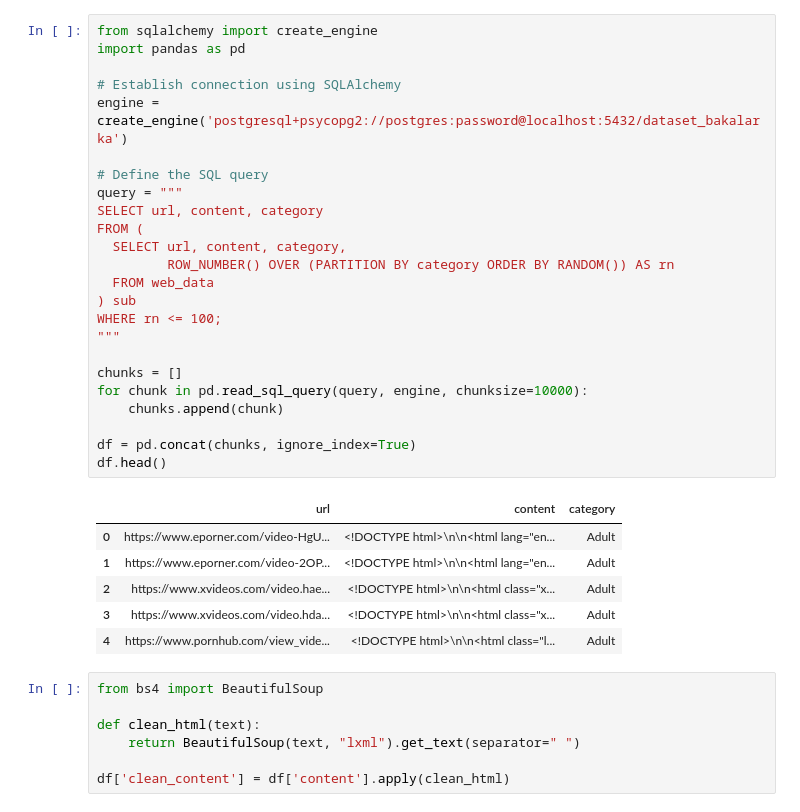
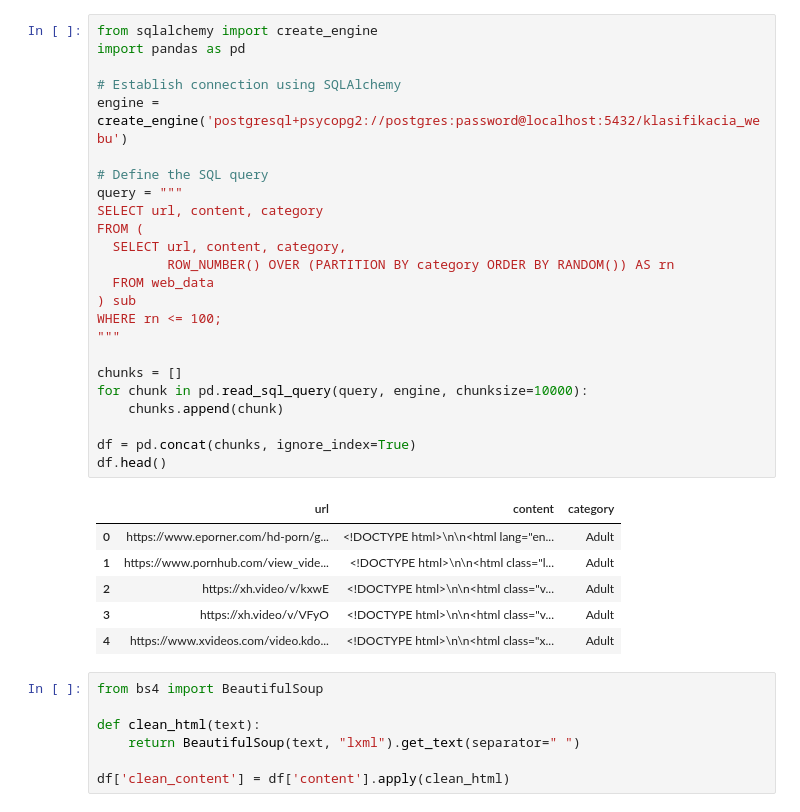
Before and after one commit to GalaxP/klasifikacia_webu, a Jupyter notebook: data_processing/src/klasifikacia_webu/Notebooks/ModelTraining.ipynb, the cells around one changed output. Saved outputs shown, nothing was run; the diff lists cells and outputs as text.

```diff
--- a/data_processing/src/klasifikacia_webu/Notebooks/ModelTraining.ipynb
+++ b/data_processing/src/klasifikacia_webu/Notebooks/ModelTraining.ipynb
@@ -1,34 +1,34 @@
 # %%
 from sqlalchemy import create_engine
 import pandas as pd
 
 # Establish connection using SQLAlchemy
-engine = create_engine('postgresql+psycopg2://postgres:password@localhost:5432/dataset_bakalarka')
+engine = create_engine('postgresql+psycopg2://postgres:password@localhost:5432/klasifikacia_webu')
 
 # Define the SQL query
 query = """
 SELECT url, content, category
 FROM (
   SELECT url, content, category,
          ROW_NUMBER() OVER (PARTITION BY category ORDER BY RANDOM()) AS rn
   FROM web_data
 ) sub
 WHERE rn <= 100;
 """
 
 chunks = []
 for chunk in pd.read_sql_query(query, engine, chunksize=10000):
     chunks.append(chunk)
 
 df = pd.concat(chunks, ignore_index=True)
 df.head()
 # %% [output]
 |  | url | content | category |
-| 0 | https://www.eporner.com/video-HgU... | <!DOCTYPE html>\n\n<html lang="en... | Adult |
-| 1 | https://www.eporner.com/video-2OP... | <!DOCTYPE html>\n\n<html lang="en... | Adult |
-| 2 | https://www.xvideos.com/video.hae... | <!DOCTYPE html>\n\n<html class="x... | Adult |
-| 3 | https://www.xvideos.com/video.hda... | <!DOCTYPE html>\n\n<html class="x... | Adult |
-| 4 | https://www.pornhub.com/view_vide... | <!DOCTYPE html>\n\n<html class="l... | Adult |
+| 0 | https://www.eporner.com/hd-porn/g... | <!DOCTYPE html>\n\n<html lang="en... | Adult |
+| 1 | https://www.pornhub.com/view_vide... | <!DOCTYPE html>\n\n<html class="l... | Adult |
+| 2 | https://xh.video/v/kxwE | <!DOCTYPE html>\n\n<html class="v... | Adult |
+| 3 | https://xh.video/v/VFyO | <!DOCTYPE html>\n\n<html class="v... | Adult |
+| 4 | https://www.xvideos.com/video.kdo... | <!DOCTYPE html>\n\n<html class="x... | Adult |
 # %%
 from bs4 import BeautifulSoup
 
```
Also changed, not shown: parts of 14 cells of this notebook, 10 other files.
